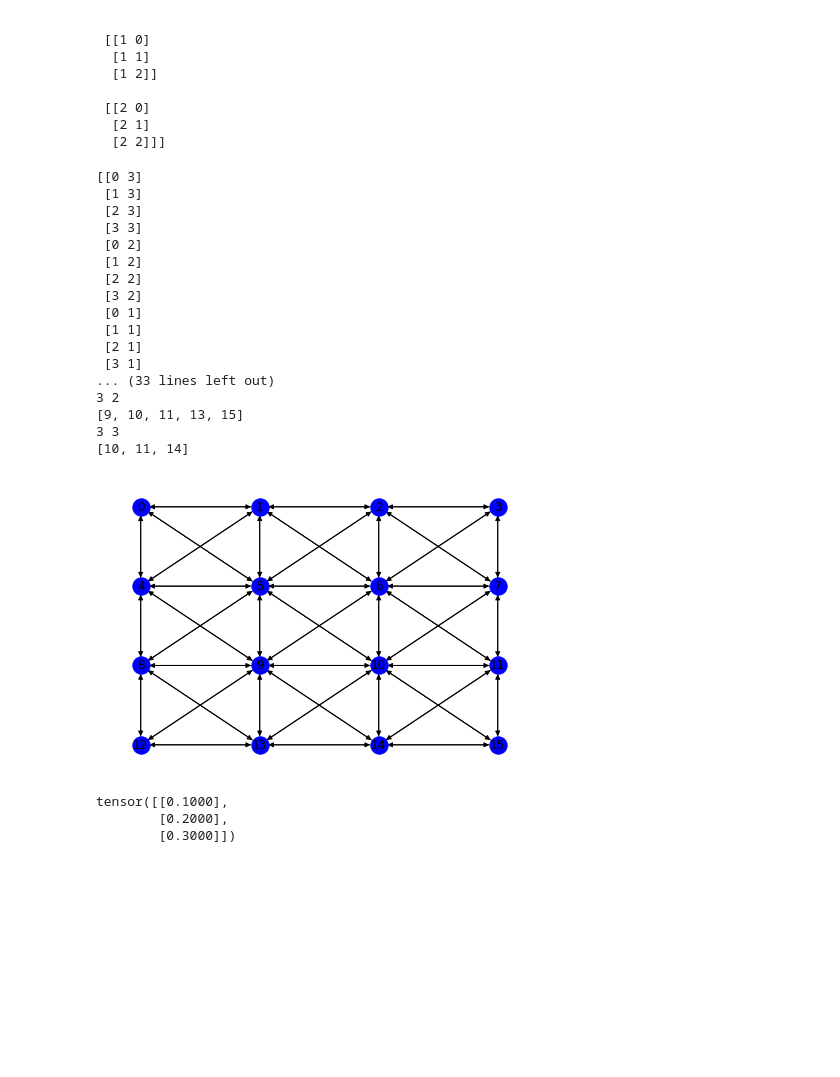
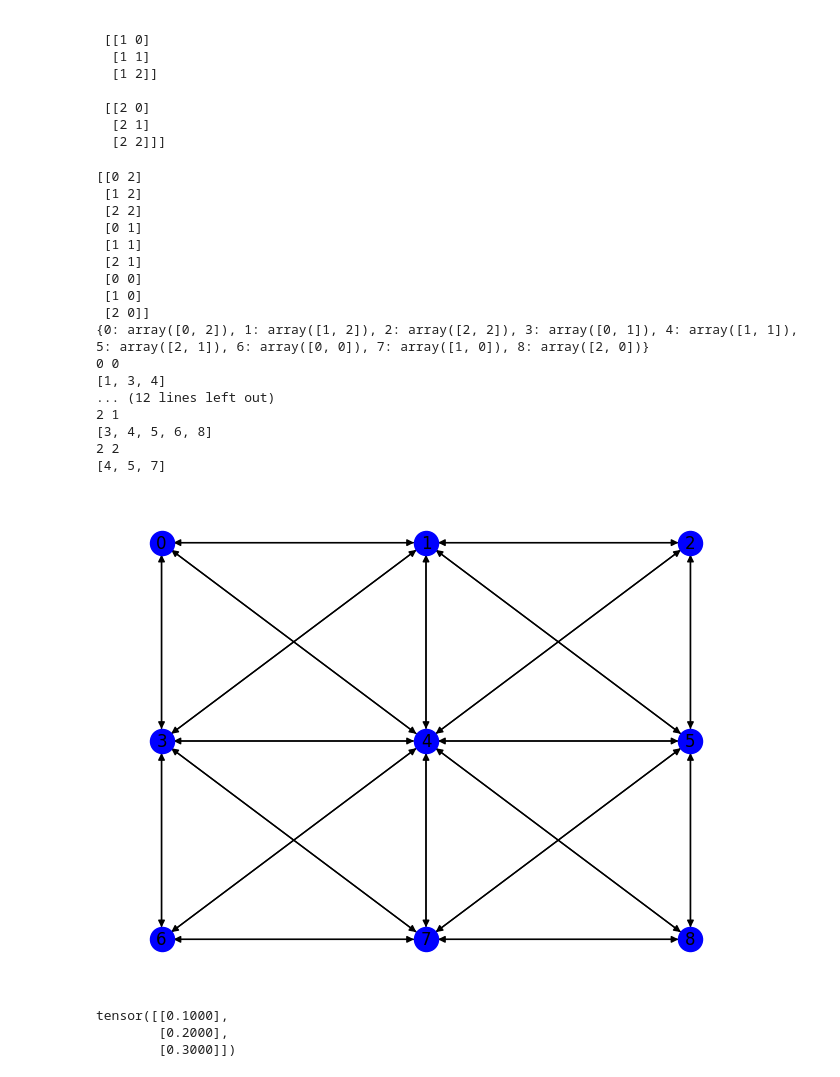
Before and after one commit to MKTKSMT-MI/GNN-DGLPro, a Jupyter notebook: Graphing/change graph.ipynb, the cells around one changed output. Saved outputs shown, nothing was run; the diff lists cells and outputs as text; code cells hidden in the pictures; blank space fills up the shorter version.

```diff
--- a/Graphing/change graph.ipynb
+++ b/Graphing/change graph.ipynb
@@ -248,7 +248,7 @@ def get_rot90_index(arr):
     rot90_flatt=rot90.reshape(row*col,2)#フラットに変換
     return rot90_flatt
 
-side_length = 4
+side_length = 3
 #ノード数９のグラフを作成
 g=dgl.DGLGraph()
 g.add_nodes(side_length**2)
@@ -262,47 +262,47 @@ for i in range(side_length**2):
     pos[i]=rot90[i]
 print(pos)
 
 # 正方形の一辺の長さ
 #side_length = 3
 # 0から8までの整数値を持つ正方形のリストを作成
 square_list = np.arange(side_length**2).reshape((side_length, side_length))
 
 #ノード番号に対応したインデックスを取得
 inds=np.ndindex(square_list.shape)
 inds=[idx for idx in inds]
 #各ノードと最近傍ノード間にエッジを張る
 for i in range(side_length**2):
     x,y=inds[i]
     print(x,y)
     flatt_nh=get_nearest_neighbors(square_list,x,y)
     print(flatt_nh)
     for j in flatt_nh:
         if i == j:
             continue
         else:
-            g.add_edge(j,i)
+            g.add_edges(j,i)
 nx_g=g.to_networkx()
 nx.draw(nx_g,pos,with_labels=True,node_color='blue')
 plt.show()
 # %% [output]
-[[0 3]
- [1 3]
- [2 3]
- [3 3]
- [0 2]
+[[0 2]
  [1 2]
  [2 2]
- [3 2]
  [0 1]
  [1 1]
  [2 1]
- [3 1]
-... (33 lines left out)
-3 2
-[9, 10, 11, 13, 15]
-3 3
-[10, 11, 14]
+ [0 0]
+ [1 0]
+ [2 0]]
+{0: array([0, 2]), 1: array([1, 2]), 2: array([2, 2]), 3: array([0, 1]), 4: array([1, 1]), 5: array([2, 1]), 6: array([0, 0]), 7: array([1, 0]), 8: array([2, 0])}
+0 0
+[1, 3, 4]
+... (12 lines left out)
+2 1
+[3, 4, 5, 6, 8]
+2 2
+[4, 5, 7]
-[figure, old version]
+[figure, new version]
 # %%
 # %% [output]
 tensor([[0.1000],
```
Also changed, not shown: 3 other files.
